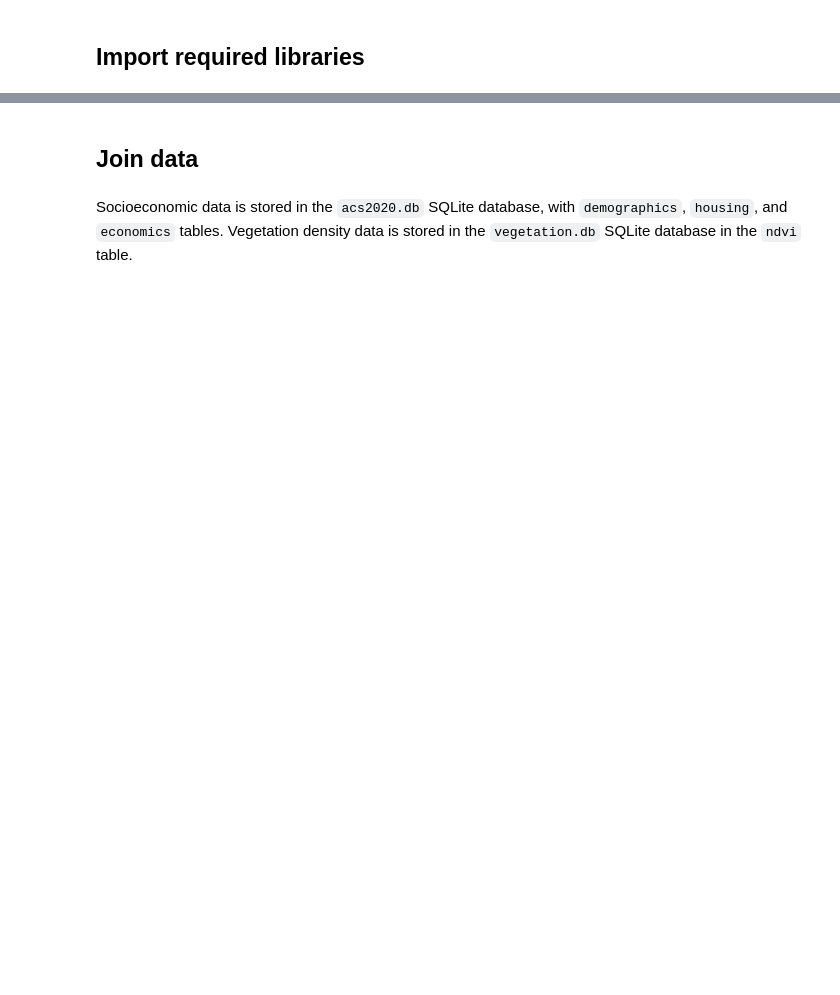
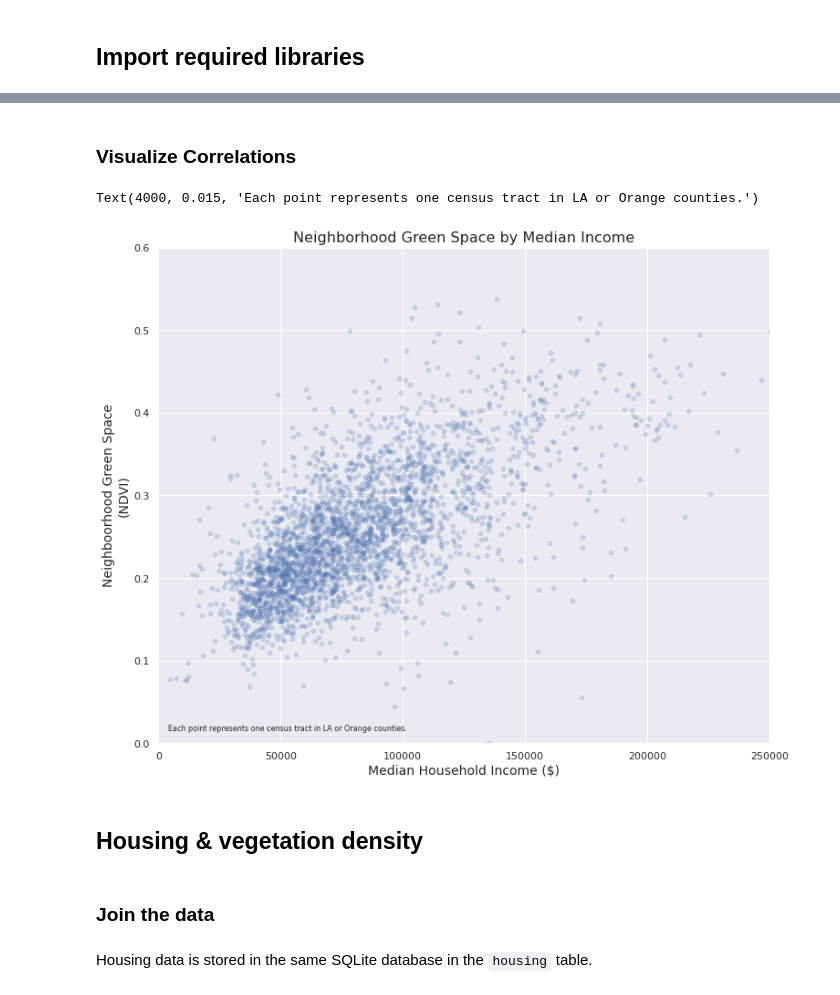
Before and after one commit to jhirner/socal-greenspace, a Jupyter notebook: 3-join-and-visualize.ipynb, the cells around one changed output, grey strips where cells are left out. Drawn from its saved outputs; the diff is of its cells as text; code cells hidden in the pictures; blank space fills up the shorter version.

```diff
--- a/3-join-and-visualize.ipynb
+++ b/3-join-and-visualize.ipynb
@@ -17,0 +349,3 @@ import pandas as pd
+# %%
+with create_engine("sqlite:///greenspace.db").connect() as db:
+    econ = pd.read_sql(econ_query, db, index_col = "Tract_FIPS")
@@ -17,0 +385,6 @@ import pandas as pd
+# %%
+# Append the total population column so a percentage can be calculated
+econ = econ.join(demo["Total_Population"])
+# %%
+percent_cols = [feature for feature in list(econ.columns) if feature not in ["Geography", "Geographic_Area_Name", "Mean_travel_time_to_work_minutes", "Median_household_income_dollars", "Mean_household_income_dollars", "County", "NDVI_20210517", "Total_Population"]]
+len(percent_cols)
@@ -17,0 +393,5 @@ import pandas as pd
+# %%
+for feature in percent_cols:
+    newcol = feature + "_percent"
+    econ[newcol] = econ[feature] / econ["Total_Population"] * 100
+econ = econ.drop(percent_cols, axis = "columns")
@@ -18,4 +443,28 @@ import pandas as pd
+# %% [markdown]
+### Visualize Correlations
+# %%
+incomeplot = econ.plot(kind = "scatter",
+                       x = "Median_household_income_dollars",
+                       y = "NDVI_20210517",
+                       sharex = False,
+                       #gridsize = 50,
+                       figsize = (12, 10),
+                       alpha = 0.2)
+incomeplot.set(ylim = (0, 0.6),
+               xlim = (0, 250000))
+plt.xlabel("Median Household Income ($)", fontsize = 14)
+plt.ylabel("Neighboorhood Green Space\n(NDVI)", fontsize = 14)
+plt.title("Neighborhood Green Space by Median Income", fontsize = 16)
+plt.annotate("Each point represents one census tract in LA or Orange counties.",
+             xy = (4000, 0.015),
+             horizontalalignment = "left",
+             size = 8)
+# %% [output]
+Text(4000, 0.015, 'Each point represents one census tract in LA or Orange counties.')
+[figure, added]
 # %% [markdown]
-## Join data
+## Housing & vegetation density
-# %% [markdown]
-Socioeconomic data is stored in the `acs2020.db` SQLite database, with `demographics`, `housing`, and `economics` tables. Vegetation density data is stored in the `vegetation.db` SQLite database in the `ndvi` table.
+# %% [markdown]
+### Join the data
+# %% [markdown]
+Housing data is stored in the same SQLite database in the `housing` table.
```
Also changed, not shown: parts of 92 cells of this notebook, 1 other file.
